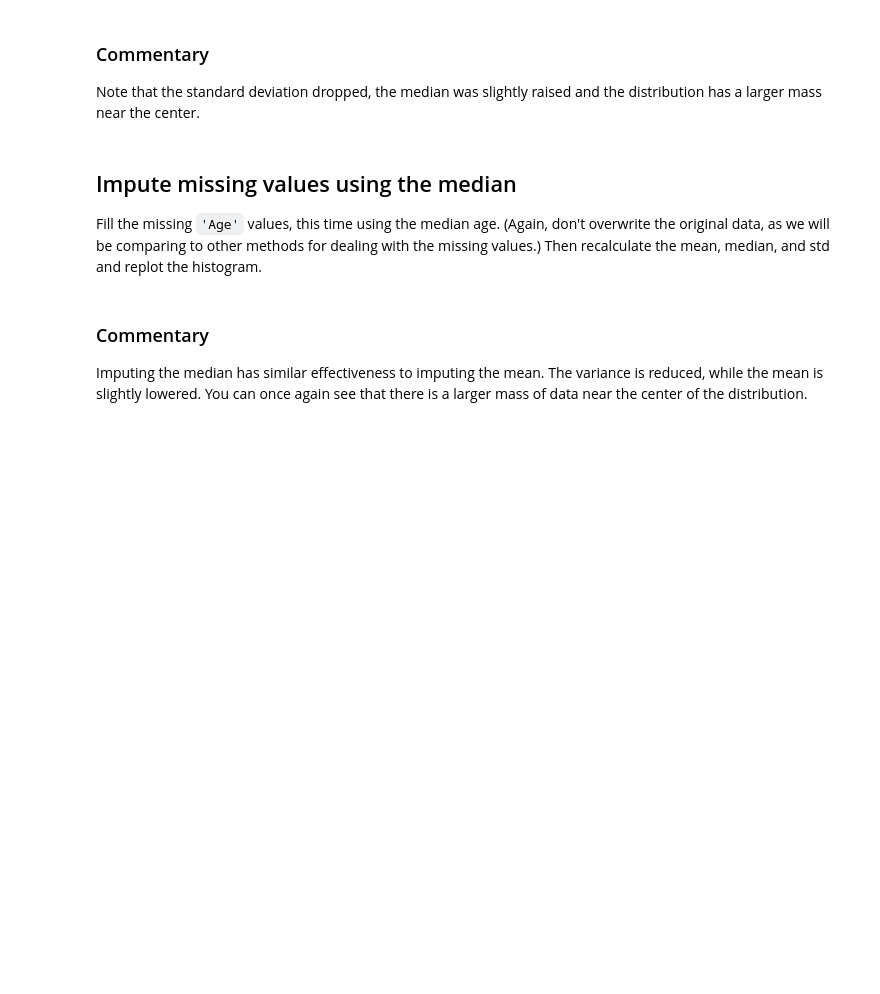
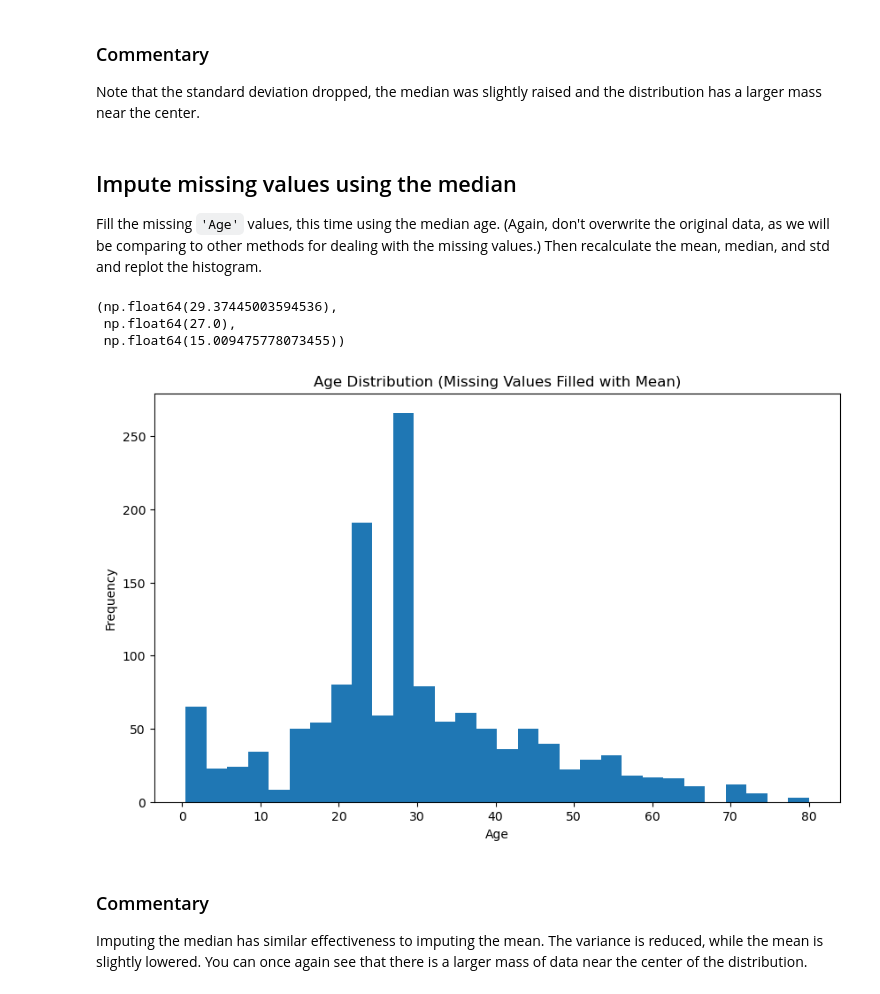
Before and after one commit to Orandifelix/dsc-more-on-missing-data-lab, a Jupyter notebook: index.ipynb, the cells around one changed output. Saved outputs shown, nothing was run; the diff lists cells and outputs as text; code cells hidden in the pictures; blank space fills up the shorter version.

```diff
--- a/index.ipynb
+++ b/index.ipynb
@@ -88,6 +116,29 @@ Note that the standard deviation dropped, the median was slightly raised and the
 Fill the missing `'Age'` values, this time using the median age. (Again, don't overwrite the original data, as we will be comparing to other methods for dealing with the missing values.) Then recalculate the mean, median, and std and replot the histogram.
 # %%
 # Your code here
+age_filled_median_df = df['Age'].fillna(df['Age'].median())
+# %%
+# Recalculating mean,  median, std
+age_mean = age_filled_median_df.mean()
+age_median = age_filled_median_df.median()
+age_std = age_filled_median_df.std()
+age_mean, age_median, age_std
+# %% [output]
+(np.float64(29.37445003594536),
+ np.float64(27.0),
+ np.float64(15.009475778073455))
+# %%
+# plotting  hist
+
+
+plt.figure(figsize=(10, 6))
+plt.hist(age_filled_median_df, bins=30)
+plt.xlabel('Age')
+plt.ylabel('Frequency')
+plt.title('Age Distribution (Missing Values Filled with Mean)')
+plt.show()
+# %% [output]
+[figure, added]
 # %% [markdown]
 ### Commentary
 
```
Also changed, not shown: parts of 9 cells of this notebook.
